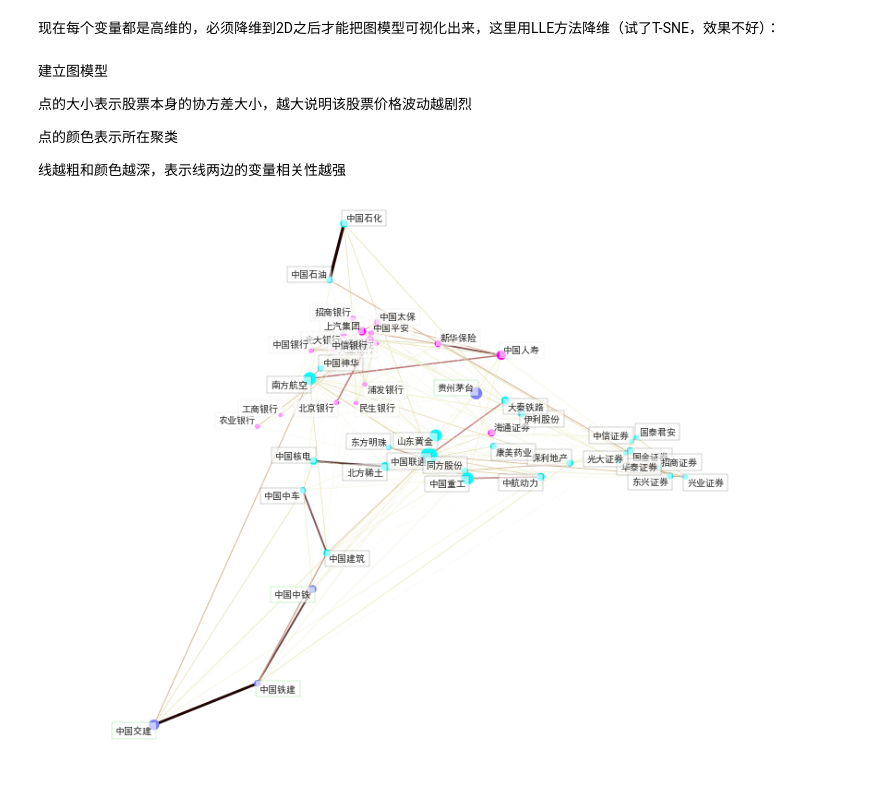
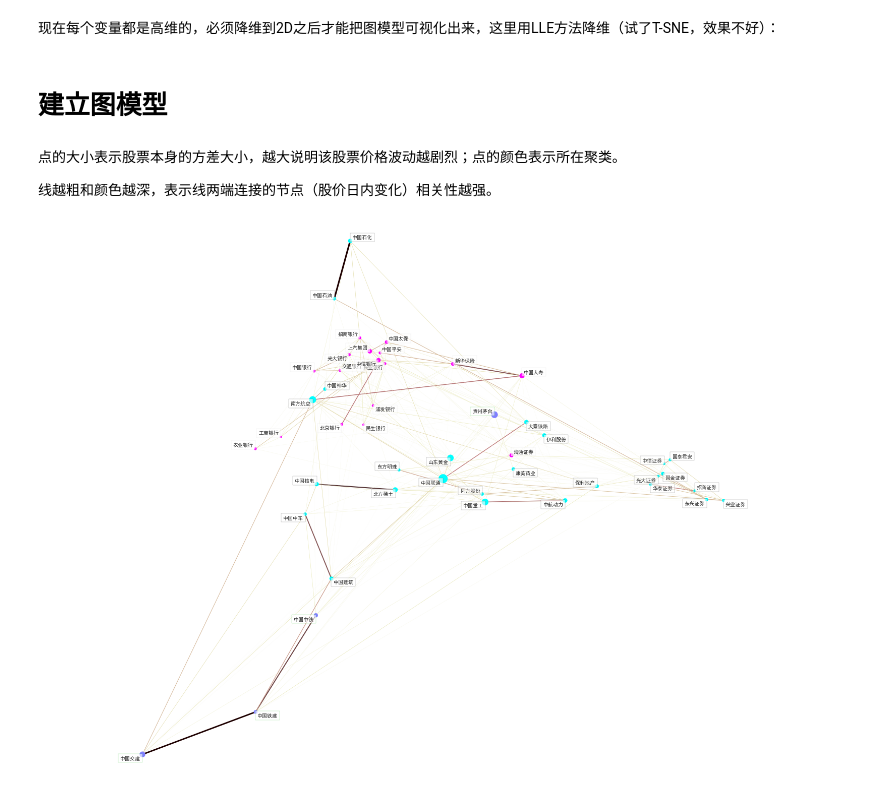
Before and after one commit to loveisp/stock_pynb, a Jupyter notebook: 上证50成份股的图模型分析.ipynb, the cells around one changed output. Saved outputs shown, nothing was run; the diff lists cells and outputs as text; code cells hidden in the pictures.

```diff
--- a/上证50成份股的图模型分析.ipynb
+++ b/上证50成份股的图模型分析.ipynb
@@ -12,5 +15,7 @@ from sklearn import cluster, covariance, manifold
 
 import seaborn as sns
 sns.set_style("darkgrid",{"font.sans-serif":['simhei', 'Arial']})  # for chinese display
+import matplotlib as mpl
+mpl.rcParams['axes.unicode_minus'] = False  # for minus display
 
 # ts.get_industry_classified()
@@ -97,16 +110,14 @@ embedding = node_position_model.fit_transform(df).T
 # %%
 #node_position_model = manifold.TSNE(n_components=2, random_state=0, metric='precomputed')
 #embedding = node_position_model.fit_transform(np.nan_to_num(np.reciprocal(np.abs(edge_model.precision_)))).T
+# %% [markdown]
+# 建立图模型
 # %% [markdown]
-建立图模型
+点的大小表示股票本身的方差大小，越大说明该股票价格波动越剧烈；点的颜色表示所在聚类。
 
-点的大小表示股票本身的协方差大小，越大说明该股票价格波动越剧烈
-
-点的颜色表示所在聚类
-
-线越粗和颜色越深，表示线两边的变量相关性越强
+线越粗和颜色越深，表示线两端连接的节点（股价日内变化）相关性越强。
 # %%
-plt.figure(1, facecolor='w', figsize=(10, 8))
+plt.figure(1, facecolor='w', figsize=(20, 15))
 plt.clf()
 ax = plt.axes([0., 0., 1., 1.])
 plt.axis('off')
@@ -117,7 +128,6 @@ partial_correlations *= d
 partial_correlations *= d[:, np.newaxis]
 non_zero = (np.abs(np.triu(partial_correlations, k=1)) > 0.02)
 
-colors = cm.rainbow(np.linspace(0, 1, len(labels)))
 plt.scatter(embedding[0], embedding[1], s=100 * d ** 2, c=labels, cmap=plt.cm.cool)
 
 start_idx, end_idx = np.where(non_zero)
@@ -139,31 +149,31 @@ for index, (name, label, (x, y)) in enumerate(
     dy = y - embedding[1]
     dy[index] = 1
     this_dx = dx[np.argmin(np.abs(dy))]
     this_dy = dy[np.argmin(np.abs(dx))]
     if this_dx > 0:
         horizontalalignment = 'left'
         x = x + .002
     else:
         horizontalalignment = 'right'
         x = x - .002
     if this_dy > 0:
         verticalalignment = 'bottom'
         y = y + .002
     else:
         verticalalignment = 'top'
         y = y - .002
     plt.text(x, y, name, size=10,
              horizontalalignment=horizontalalignment,
              verticalalignment=verticalalignment,
              bbox=dict(facecolor='w',
                        edgecolor=plt.cm.spectral(label / float(n_labels)),
                        alpha=.6))
 
 plt.xlim(embedding[0].min() - .15 * embedding[0].ptp(),
          embedding[0].max() + .10 * embedding[0].ptp(),)
 plt.ylim(embedding[1].min() - .03 * embedding[1].ptp(),
          embedding[1].max() + .03 * embedding[1].ptp())
 
 plt.show()
 # %% [output]
-[figure, old version]
+[figure, new version]
```
Also changed, not shown: parts of 26 cells of this notebook.
